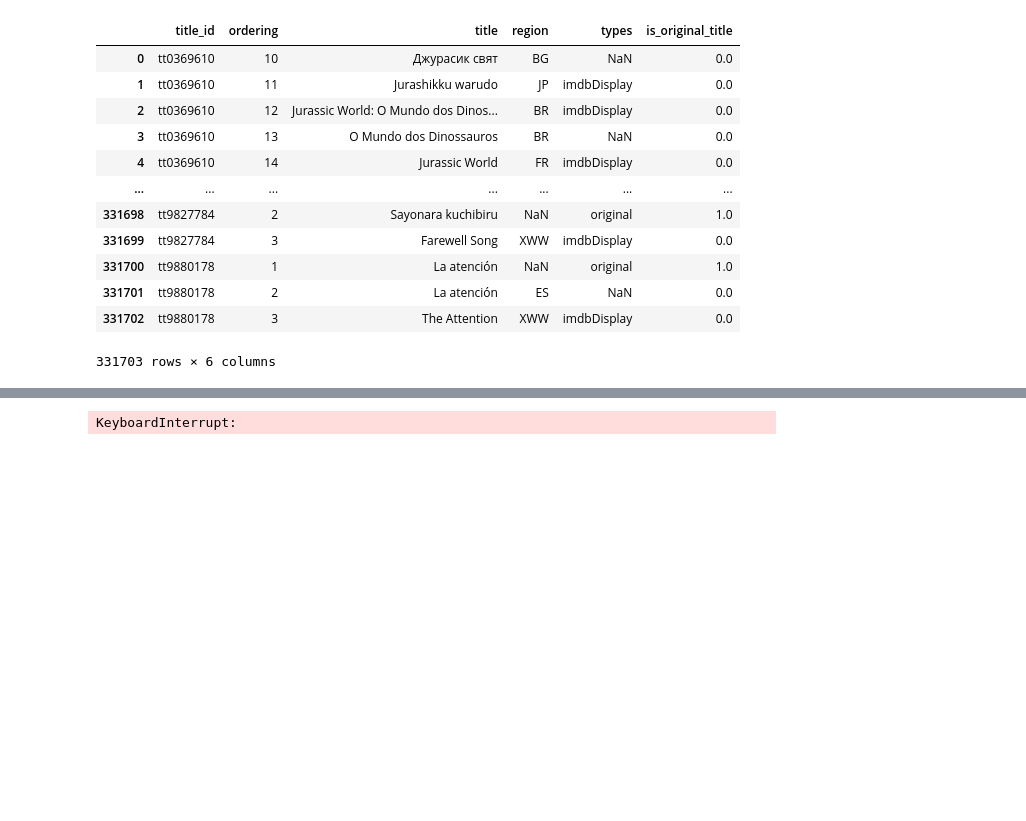
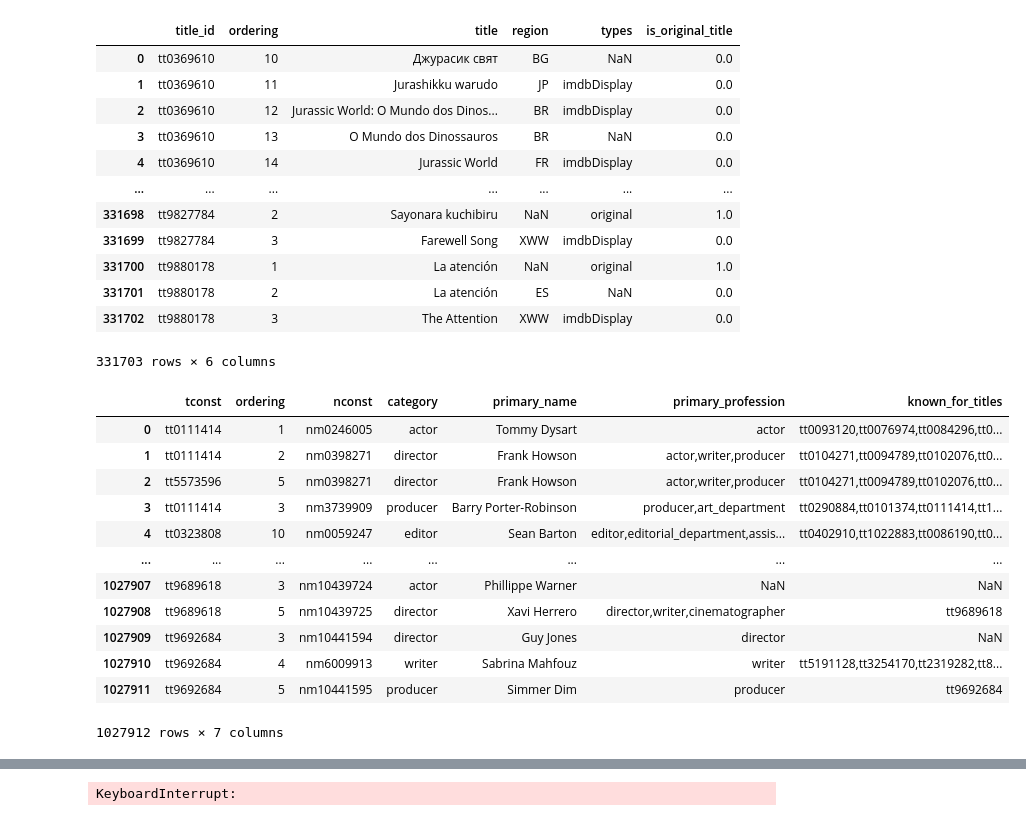
Before and after one commit to tcmcaleer/Microsoft_Movie_Studio, a Jupyter notebook: DBs.ipynb, the cells around one changed output, grey strips where cells are left out. Saved outputs shown, nothing was run; the diff lists cells and outputs as text; code cells hidden in the pictures; blank space fills up the shorter version.

```diff
--- a/DBs.ipynb
+++ b/DBs.ipynb
@@ -120,3 +88,19 @@ imdbtitle
 | 331701 | tt9880178 | 2 | La atención | ES | NaN | 0.0 |
 | 331702 | tt9880178 | 3 | The Attention | XWW | imdbDisplay | 0.0 |
 331703 rows × 6 columns
+# %%
+imdbprincnametitle
+# %% [output]
+|  | tconst | ordering | nconst | category | primary_name | primary_profession | known_for_titles |
+| 0 | tt0111414 | 1 | nm0246005 | actor | Tommy Dysart | actor | tt0093120,tt0076974,tt0084296,tt0... |
+| 1 | tt0111414 | 2 | nm0398271 | director | Frank Howson | actor,writer,producer | tt0104271,tt0094789,tt0102076,tt0... |
+| 2 | tt5573596 | 5 | nm0398271 | director | Frank Howson | actor,writer,producer | tt0104271,tt0094789,tt0102076,tt0... |
+| 3 | tt0111414 | 3 | nm3739909 | producer | Barry Porter-Robinson | producer,art_department | tt0290884,tt0101374,tt0111414,tt1... |
+| 4 | tt0323808 | 10 | nm0059247 | editor | Sean Barton | editor,editorial_department,assis... | tt0402910,tt1022883,tt0086190,tt0... |
+| ... | ... | ... | ... | ... | ... | ... | ... |
+| 1027907 | tt9689618 | 3 | nm10439724 | actor | Phillippe Warner | NaN | NaN |
+| 1027908 | tt9689618 | 5 | nm10439725 | director | Xavi Herrero | director,writer,cinematographer | tt9689618 |
+| 1027909 | tt9692684 | 3 | nm10441594 | director | Guy Jones | director | NaN |
+| 1027910 | tt9692684 | 4 | nm6009913 | writer | Sabrina Mahfouz | writer | tt5191128,tt3254170,tt2319282,tt8... |
+| 1027911 | tt9692684 | 5 | nm10441595 | producer | Simmer Dim | producer | tt9692684 |
+1027912 rows × 7 columns
```
Also changed, not shown: parts of 17 cells of this notebook.
